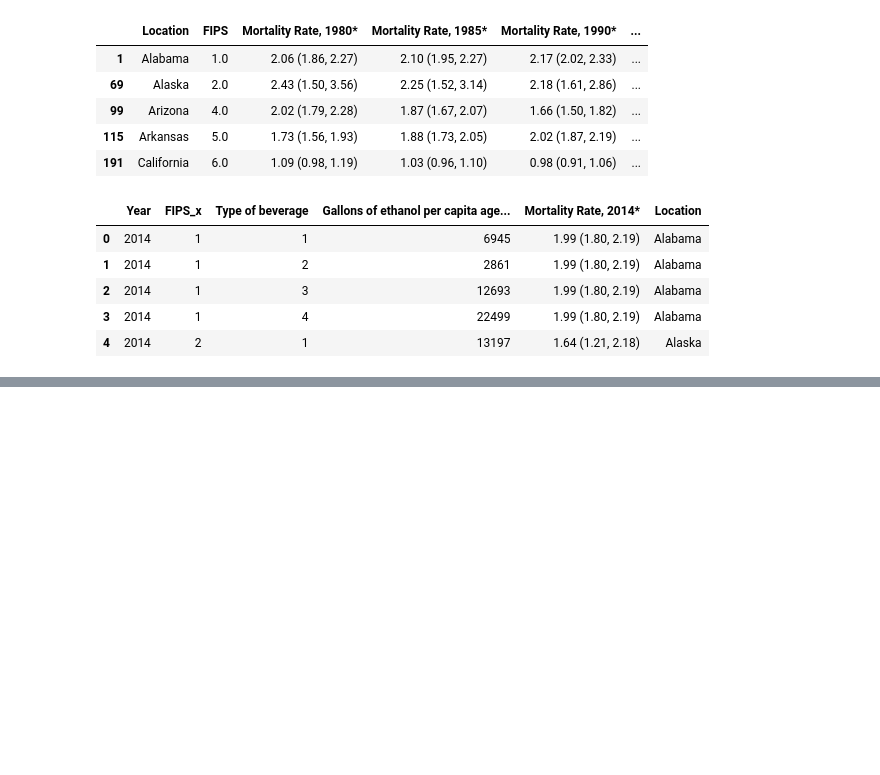
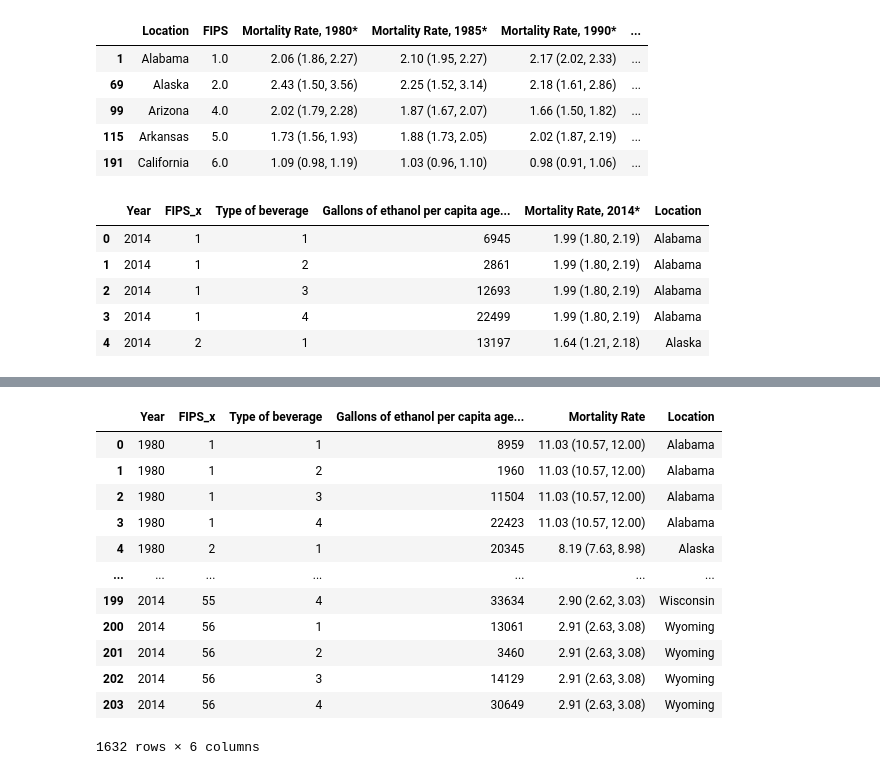
Before and after one commit to saleha456/Group1Project1, a Jupyter notebook: Maternal_Neonatal_Nutrition.ipynb, the cells around one changed output, grey strips where cells are left out. Cells and saved outputs as stored; diff of their text form; code cells hidden in the pictures; blank space fills up the shorter version.

```diff
--- a/Maternal_Neonatal_Nutrition.ipynb
+++ b/Maternal_Neonatal_Nutrition.ipynb
@@ -207,0 +248,40 @@ nih_2014_merged_nutrition.head()
+# %%
+# Rename Mortality Rate column for Neonatal
+
+nih_1980_merged_neonatal.rename(columns={"Mortality Rate, 1980*": "Mortality Rate"}, inplace = True)
+nih_1985_merged_neonatal.rename(columns={"Mortality Rate, 1985*": "Mortality Rate"}, inplace = True)
+nih_1990_merged_neonatal.rename(columns={"Mortality Rate, 1990*": "Mortality Rate"}, inplace = True)
+nih_1995_merged_neonatal.rename(columns={"Mortality Rate, 1995*": "Mortality Rate"}, inplace = True)
+nih_2000_merged_neonatal.rename(columns={"Mortality Rate, 2000*": "Mortality Rate"}, inplace = True)
+nih_2005_merged_neonatal.rename(columns={"Mortality Rate, 2005*": "Mortality Rate"}, inplace = True)
+nih_2010_merged_neonatal.rename(columns={"Mortality Rate, 2010*": "Mortality Rate"}, inplace = True)
+nih_2014_merged_neonatal.rename(columns={"Mortality Rate, 2014*": "Mortality Rate"}, inplace = True)
+# %%
+# Create concat of Neonatal data for the years
+
+df_neonatal_years = [nih_1980_merged_neonatal,
+                    nih_1985_merged_neonatal,
+                    nih_1990_merged_neonatal,
+                    nih_1995_merged_neonatal,
+                    nih_2000_merged_neonatal,
+                    nih_2005_merged_neonatal,
+                    nih_2010_merged_neonatal,
+                    nih_2014_merged_neonatal]
+
+df_concat_neonatal = pd.concat(df_neonatal_years)
+
+df_concat_neonatal
+# %% [output]
+|  | Year | FIPS_x | Type of beverage | Gallons of ethanol per capita age... | Mortality Rate | Location |
+| 0 | 1980 | 1 | 1 | 8959 | 11.03 (10.57, 12.00) | Alabama |
+| 1 | 1980 | 1 | 2 | 1960 | 11.03 (10.57, 12.00) | Alabama |
+| 2 | 1980 | 1 | 3 | 11504 | 11.03 (10.57, 12.00) | Alabama |
+| 3 | 1980 | 1 | 4 | 22423 | 11.03 (10.57, 12.00) | Alabama |
+| 4 | 1980 | 2 | 1 | 20345 | 8.19 (7.63, 8.98) | Alaska |
+| ... | ... | ... | ... | ... | ... | ... |
+| 199 | 2014 | 55 | 4 | 33634 | 2.90 (2.62, 3.03) | Wisconsin |
+| 200 | 2014 | 56 | 1 | 13061 | 2.91 (2.63, 3.08) | Wyoming |
+| 201 | 2014 | 56 | 2 | 3460 | 2.91 (2.63, 3.08) | Wyoming |
+| 202 | 2014 | 56 | 3 | 14129 | 2.91 (2.63, 3.08) | Wyoming |
+| 203 | 2014 | 56 | 4 | 30649 | 2.91 (2.63, 3.08) | Wyoming |
+1632 rows × 6 columns
```
Also changed, not shown: parts of 4 cells of this notebook.
